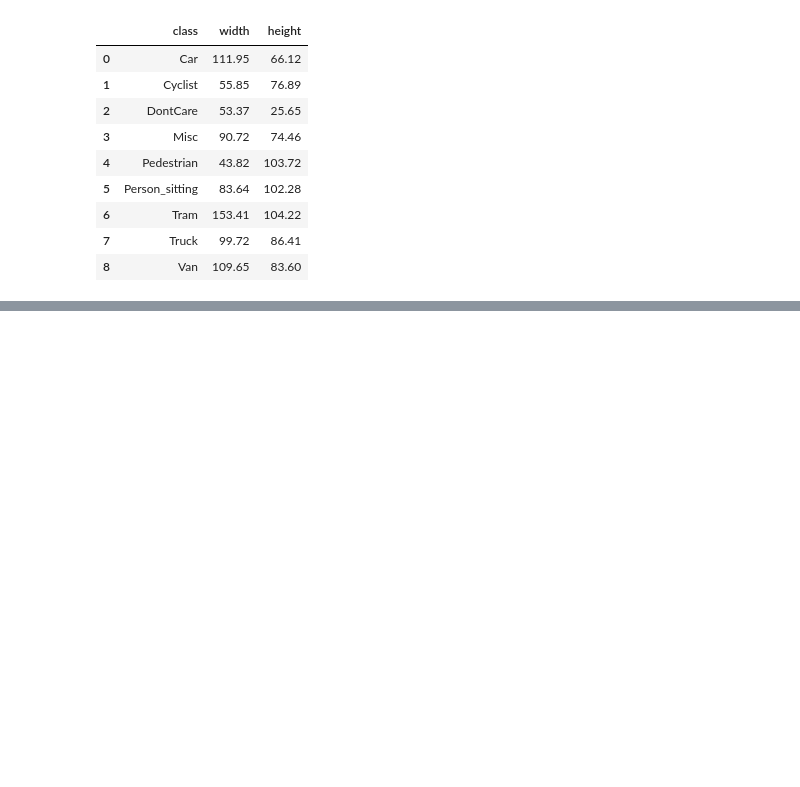
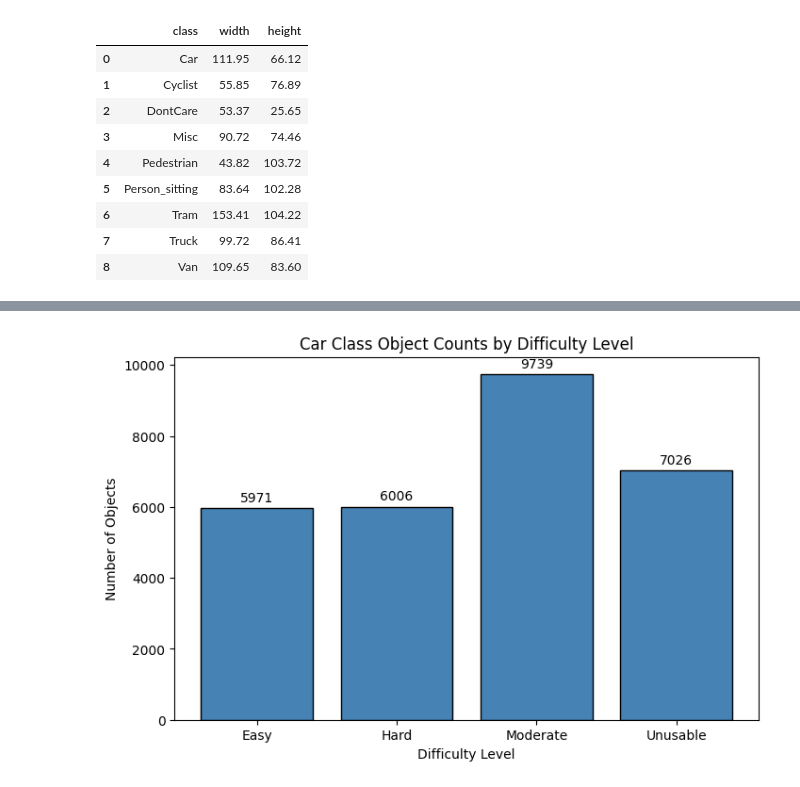
Before and after one commit to tjtrebat/kitti-experiments, a Jupyter notebook: rgb/analysis.ipynb, the cells around one changed output, grey strips where cells are left out. Cells and saved outputs as stored; diff of their text form; code cells hidden in the pictures; blank space fills up the shorter version.

```diff
--- a/rgb/analysis.ipynb
+++ b/rgb/analysis.ipynb
@@ -105,0 +153,19 @@ avg_dims
+# %%
+car_counts = counts_df.loc['Car']
+
+labels = car_counts.index.tolist()
+values = car_counts.values.tolist()
+
+plt.figure(figsize=(8,5))
+bars = plt.bar(labels, values, color="steelblue", edgecolor="black")
+
+for bar, val in zip(bars, values):
+    plt.text(bar.get_x() + bar.get_width()/2, val + 100, str(val),
+             ha='center', va='bottom', fontsize=10)
+
+plt.title("Car Class Object Counts by Difficulty Level")
+plt.xlabel("Difficulty Level")
+plt.ylabel("Number of Objects")
+plt.show()
+# %% [output]
+[figure, added]
```
Also changed, not shown: parts of 2 cells of this notebook, 3 other files.
